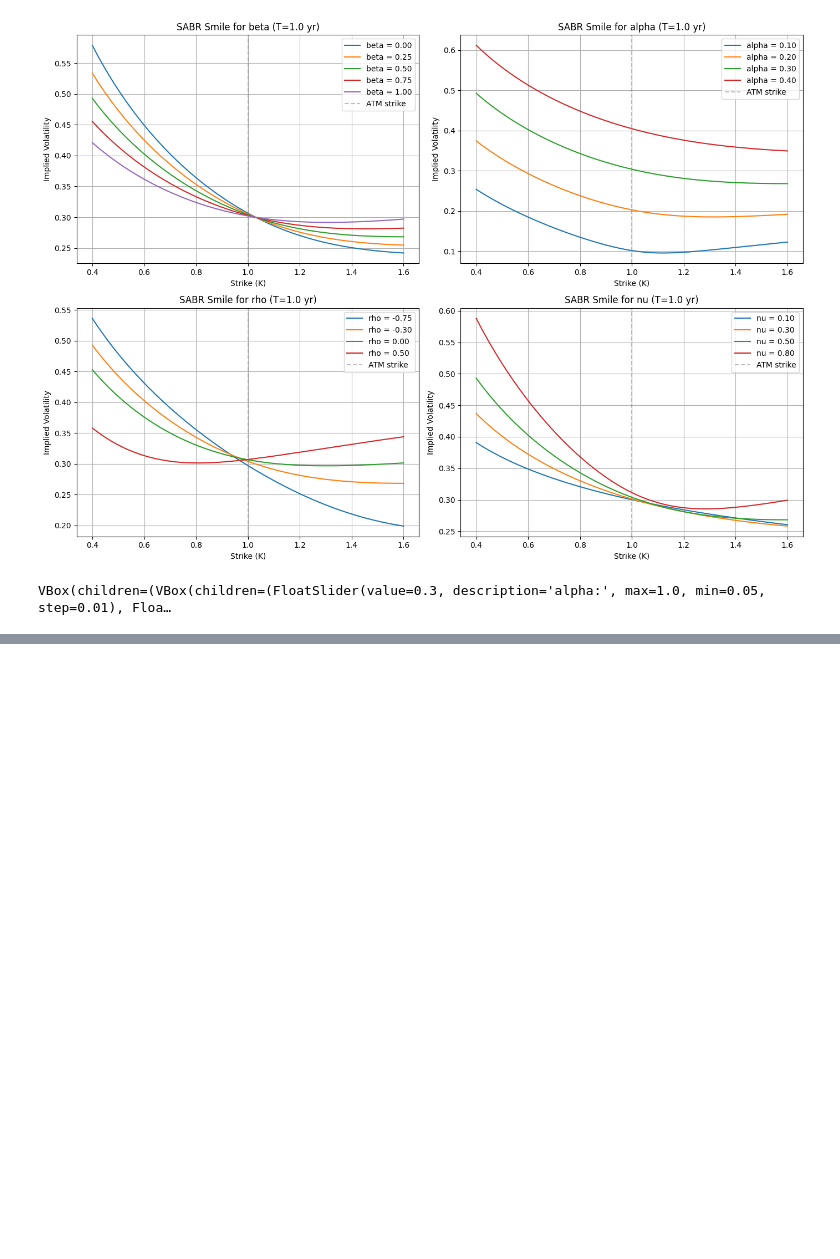
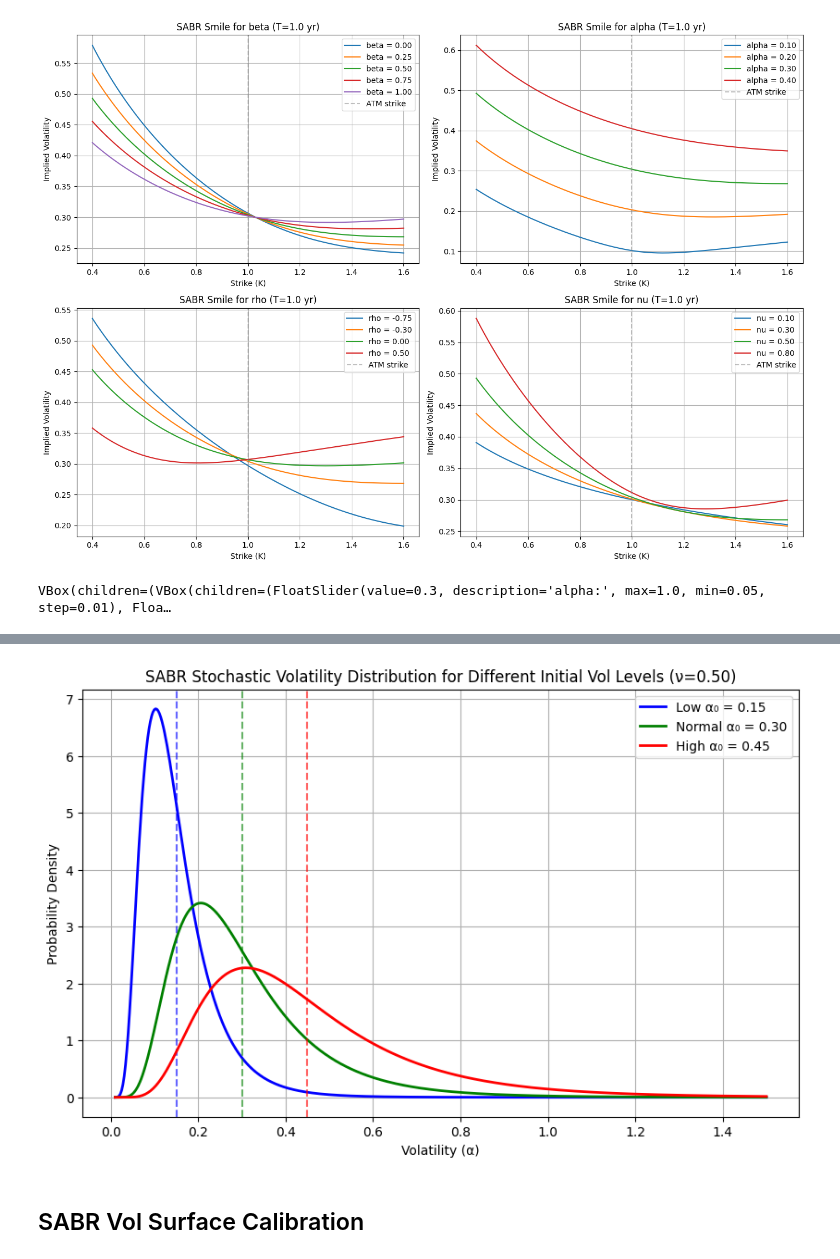
Before and after one commit to fangu970421/VolPlayground, a Jupyter notebook: SABR Brief.ipynb, the cells around one changed output, grey strips where cells are left out. Saved outputs shown, nothing was run; the diff lists cells and outputs as text; code cells hidden in the pictures; blank space fills up the shorter version.

Commit message:
Add stoch vol intuition.

```diff
--- a/SABR Brief.ipynb
+++ b/SABR Brief.ipynb
@@ -220,0 +233,44 @@ VBox(children=(VBox(children=(FloatSlider(value=0.3, description='alpha:', max=1
+# %%
+from scipy.stats import lognorm
+
+# Fixed parameters
+nu = 0.5      # Fixed vol-of-vol
+t = 1.0       # Fixed time horizon (1 year)
+
+# Different initial vol (alpha_0) levels
+alpha_0_levels = [0.15, 0.30, 0.45]
+alpha_0_labels = ['Low α₀ = 0.15', 'Normal α₀ = 0.30', 'High α₀ = 0.45']
+colors = ['blue', 'green', 'red']
+
+# Volatility levels for plotting the x-axis
+vol_range = np.linspace(0.01, 1.5, 500)
+
+plt.figure(figsize=(10, 6))
+
+# Plot the analytical lognormal PDF for different initial vol levels
+for alpha_0, label, color in zip(alpha_0_levels, alpha_0_labels, colors):
+    # For a lognormal process, log(alpha_t) is normal.
+    # Mean of log(alpha_t) is log(alpha_0) - 0.5*nu^2*t
+    # Std dev of log(alpha_t) is nu*sqrt(t)
+    mu = np.log(alpha_0) - 0.5 * nu**2 * t
+    sigma = nu * np.sqrt(t)
+
+    # scipy.stats.lognorm uses shape `s`=sigma and `scale`=exp(mu)
+    pdf = lognorm.pdf(vol_range, s=sigma, scale=np.exp(mu))
+
+    plt.plot(vol_range, pdf,
+             label=label,
+             color=color,
+             linewidth=2)
+    plt.axvline(x=alpha_0, color=color, linestyle='--', alpha=0.6)
+
+plt.title(f'SABR Stochastic Volatility Distribution for Different Initial Vol Levels (ν={nu:.2f})')
+plt.xlabel('Volatility (α)')
+plt.ylabel('Probability Density')
+plt.legend()
+plt.grid(True)
+plt.show()
+# %% [output]
+[figure, added]
+# %% [markdown]
+## SABR Vol Surface Calibration
```
Also changed, not shown: parts of 2 cells of this notebook.
